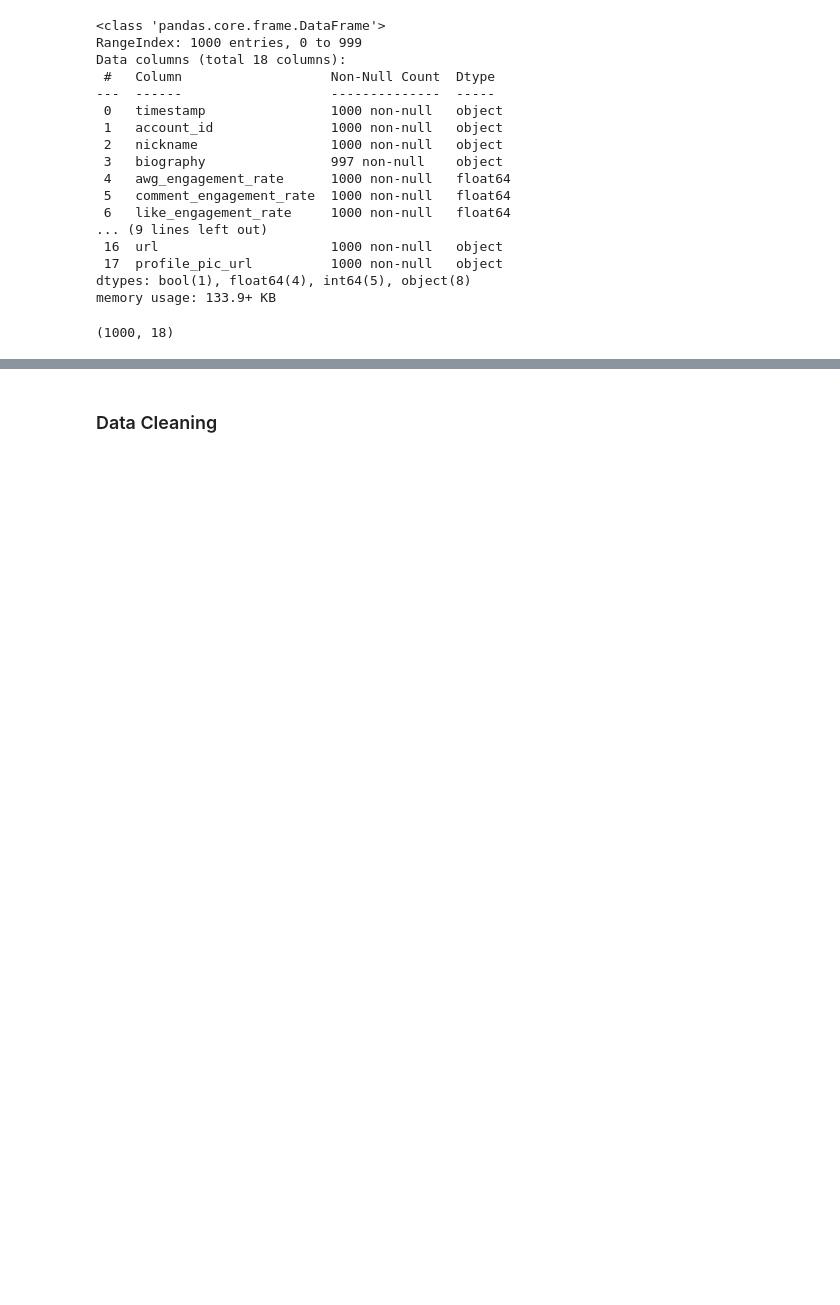
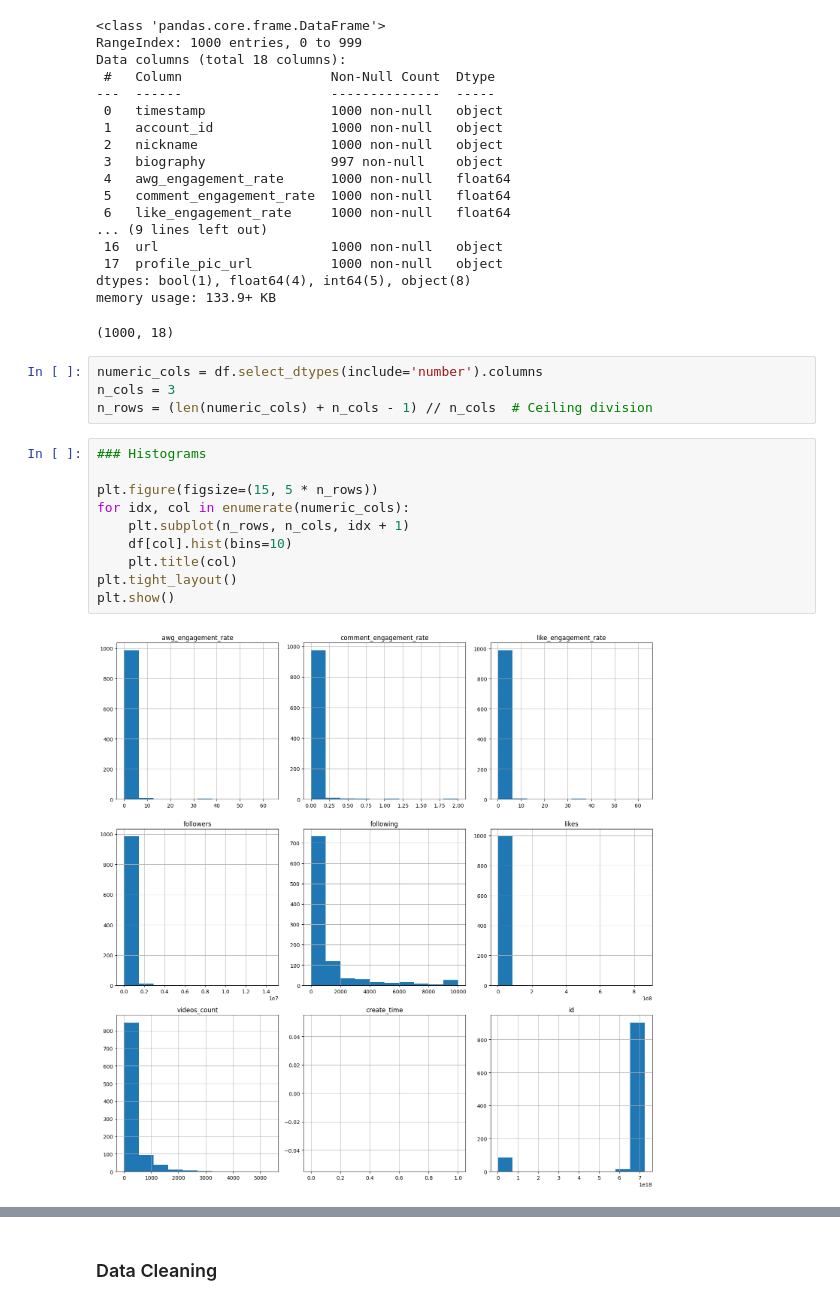
Before and after one commit to DiegoBoos/TitkTok-Influencer-Segmentation, a Jupyter notebook: notebooks/influencer_segmentation.ipynb, the cells around one changed output, grey strips where cells are left out. Saved outputs shown, nothing was run; the diff lists cells and outputs as text; blank space fills up the shorter version.

```diff
--- a/notebooks/influencer_segmentation.ipynb
+++ b/notebooks/influencer_segmentation.ipynb
@@ -42,3 +43,19 @@ Data columns (total 18 columns):
 dtypes: bool(1), float64(4), int64(5), object(8)
 memory usage: 133.9+ KB
 (1000, 18)
+# %%
+numeric_cols = df.select_dtypes(include='number').columns
+n_cols = 3
+n_rows = (len(numeric_cols) + n_cols - 1) // n_cols  # Ceiling division
+# %%
+### Histograms
+
+plt.figure(figsize=(15, 5 * n_rows))
+for idx, col in enumerate(numeric_cols):
+    plt.subplot(n_rows, n_cols, idx + 1)
+    df[col].hist(bins=10)
+    plt.title(col)
+plt.tight_layout()
+plt.show()
+# %% [output]
+[figure, added]
```
Also changed, not shown: parts of 17 cells of this notebook, 3 other files.
